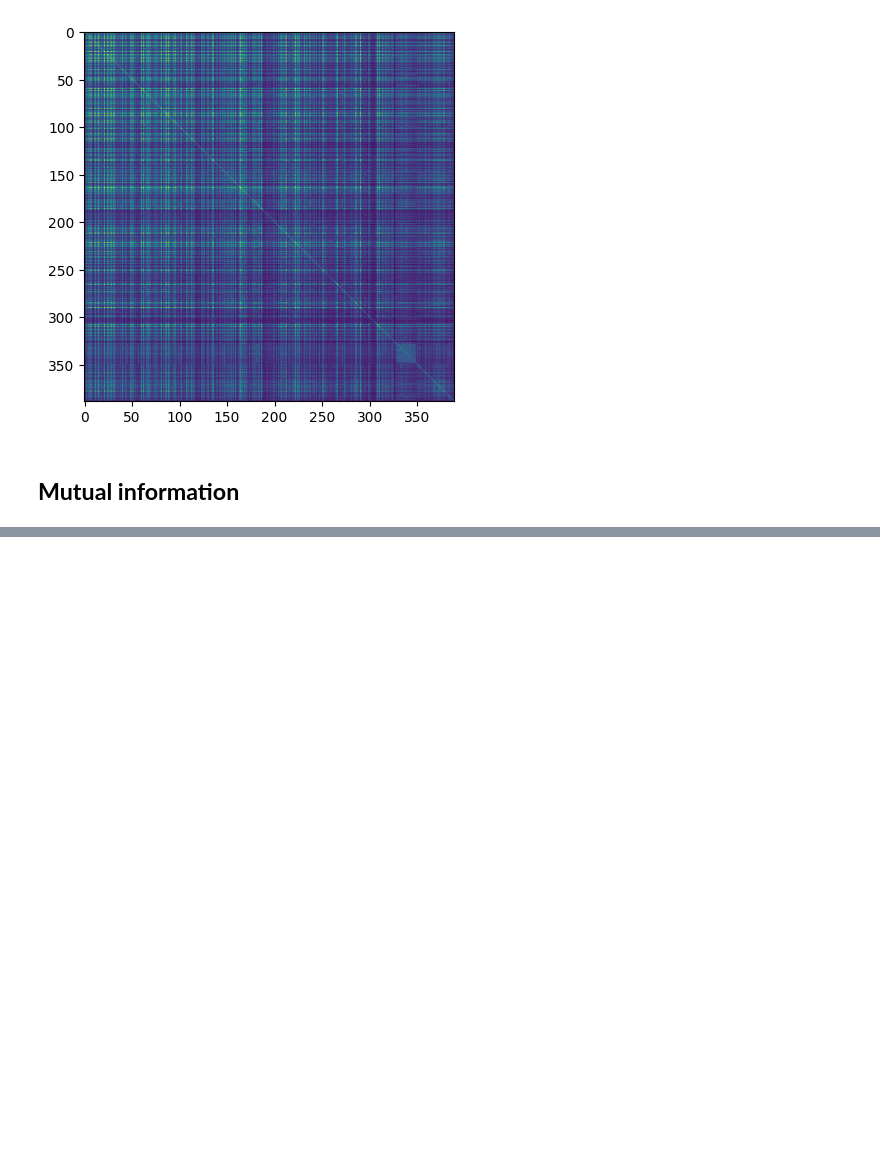
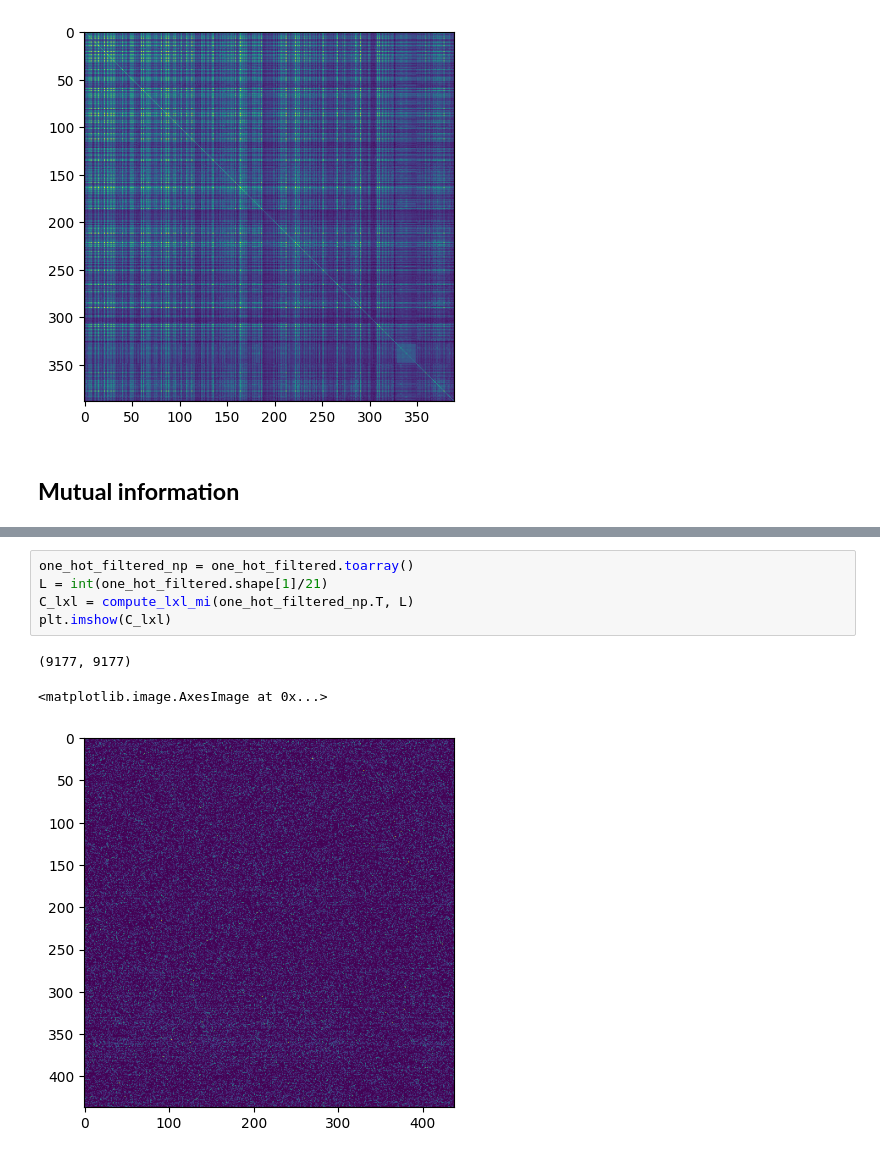
Before and after one commit to zifangu/lithiumized-fish, a Jupyter notebook: project_checkin2.ipynb, the cells around one changed output, grey strips where cells are left out. Drawn from its saved outputs; the diff is of its cells as text; blank space fills up the shorter version.

```diff
--- a/project_checkin2.ipynb
+++ b/project_checkin2.ipynb
@@ -266,0 +306,9 @@ plt.imshow(C_lxl)
+# %%
+one_hot_filtered_np = one_hot_filtered.toarray()
+L = int(one_hot_filtered.shape[1]/21)
+C_lxl = compute_lxl_mi(one_hot_filtered_np.T, L)
+plt.imshow(C_lxl)
+# %% [output]
+(9177, 9177)
+<matplotlib.image.AxesImage at 0x...>
+[figure, added]
```
Also changed, not shown: parts of 4 cells of this notebook.
